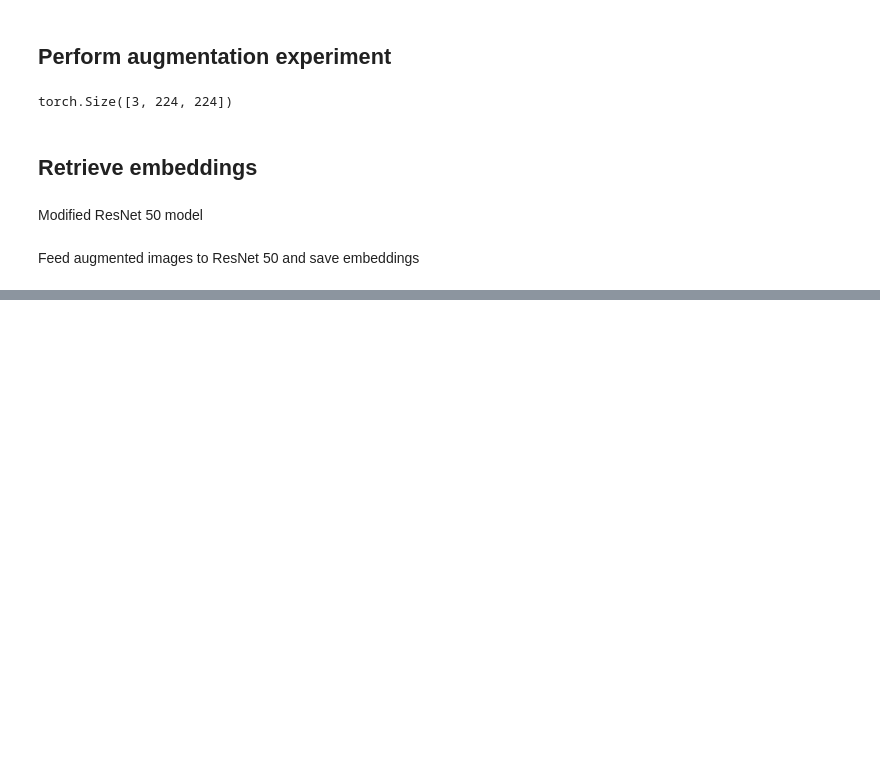
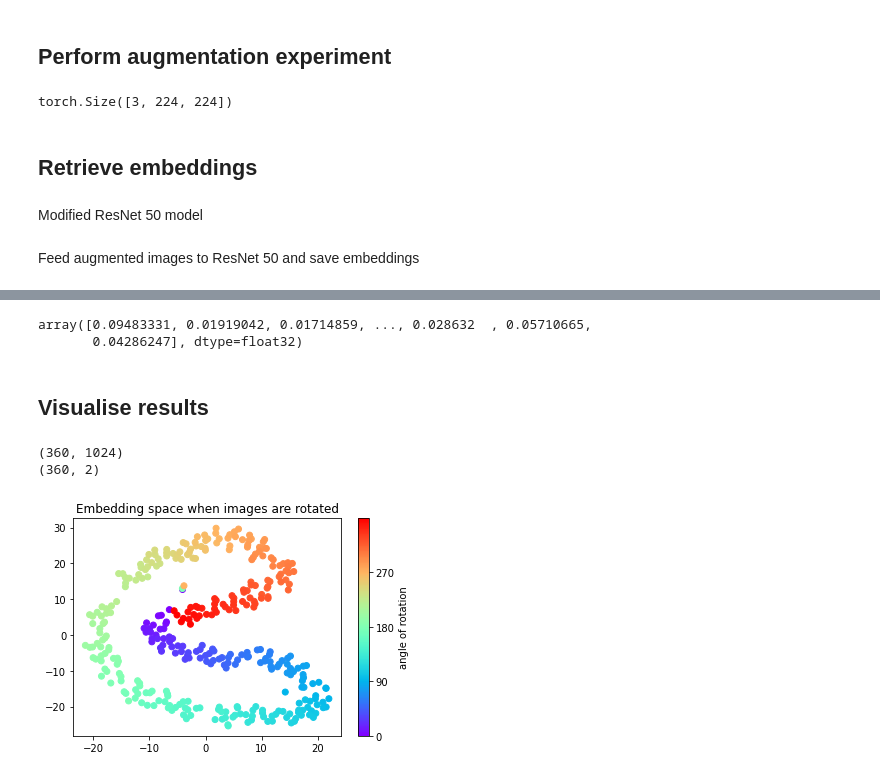
Before and after one commit to leandervaneekelen/emb-augmenter, a Jupyter notebook: experiment/experiments.ipynb, the cells around one changed output, grey strips where cells are left out. Cells and saved outputs as stored; diff of their text form; code cells hidden in the pictures; blank space fills up the shorter version.

Commit message:
Added results visualisation with TSNE

```diff
--- a/experiment/experiments.ipynb
+++ b/experiment/experiments.ipynb
@@ -231,12 +231,3 @@ def load_pretrained_weights(model, name):
     return model
 # %% [markdown]
 Feed augmented images to ResNet 50 and save embeddings
-# %%
-model = resnet50_baseline(pretrained=True)
-
-# only using one image for now
-input = augmented_images[0]
-input = input.unsqueeze(0)
-
-output = model(input)
-print(output.shape)
@@ -244,0 +275,37 @@ torch.Size([1, 1024])
+# %%
+embeddings[0].shape
+list(embeddings.values())[0]
+# %% [output]
+array([0.09483331, 0.01919042, 0.01714859, ..., 0.028632  , 0.05710665,
+       0.04286247], dtype=float32)
+# %% [markdown]
+## Visualise results
+# %%
+import numpy as np
+from sklearn.manifold import TSNE
+
+Y = np.asarray(list(embeddings.values()))
+print(Y.shape)
+Y_embedded = TSNE(n_components=2, learning_rate='auto', init='random').fit_transform(Y)
+
+print(Y_embedded.shape)
+# %% [output]
+(360, 1024)
+(360, 2)
+# %%
+import matplotlib.pyplot as plt
+
+# print(Y_embedded[:, 0].shape)
+# print(Y_embedded[:, 1].shape)
+# print(len(list(embeddings.keys())))
+
+# data
+scatter = plt.scatter(Y_embedded[:, 0], Y_embedded[:, 1], c=list(embeddings.keys()), cmap='rainbow')
+
+cbar = plt.colorbar(scatter, ticks=[0, 90, 180, 270, 360])
+cbar.set_label('angle of rotation')
+
+plt.title('Embedding space when images are rotated')
+plt.show()
+# %% [output]
+[figure, added]
```
Also changed, not shown: parts of 2 cells of this notebook.
